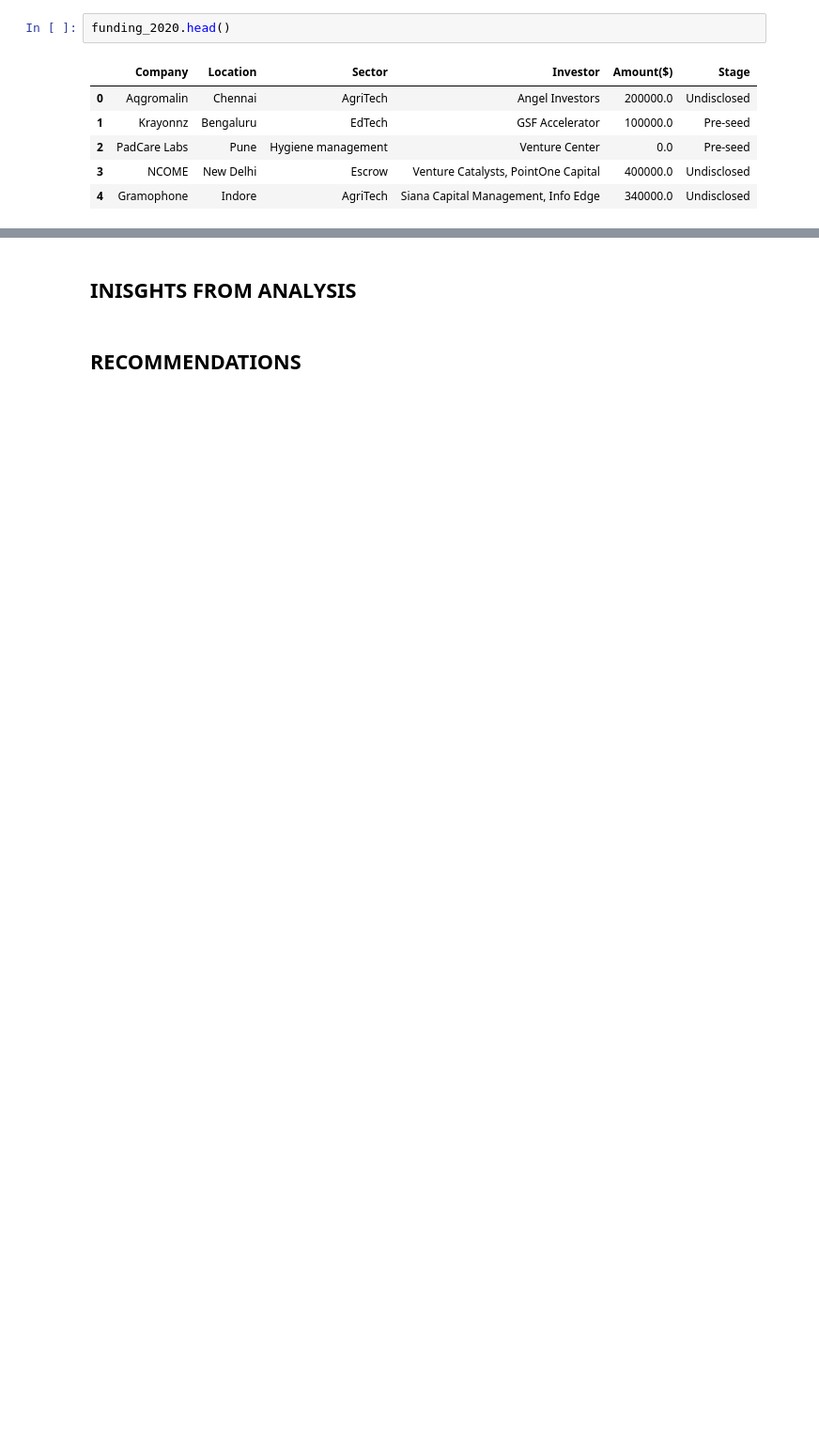
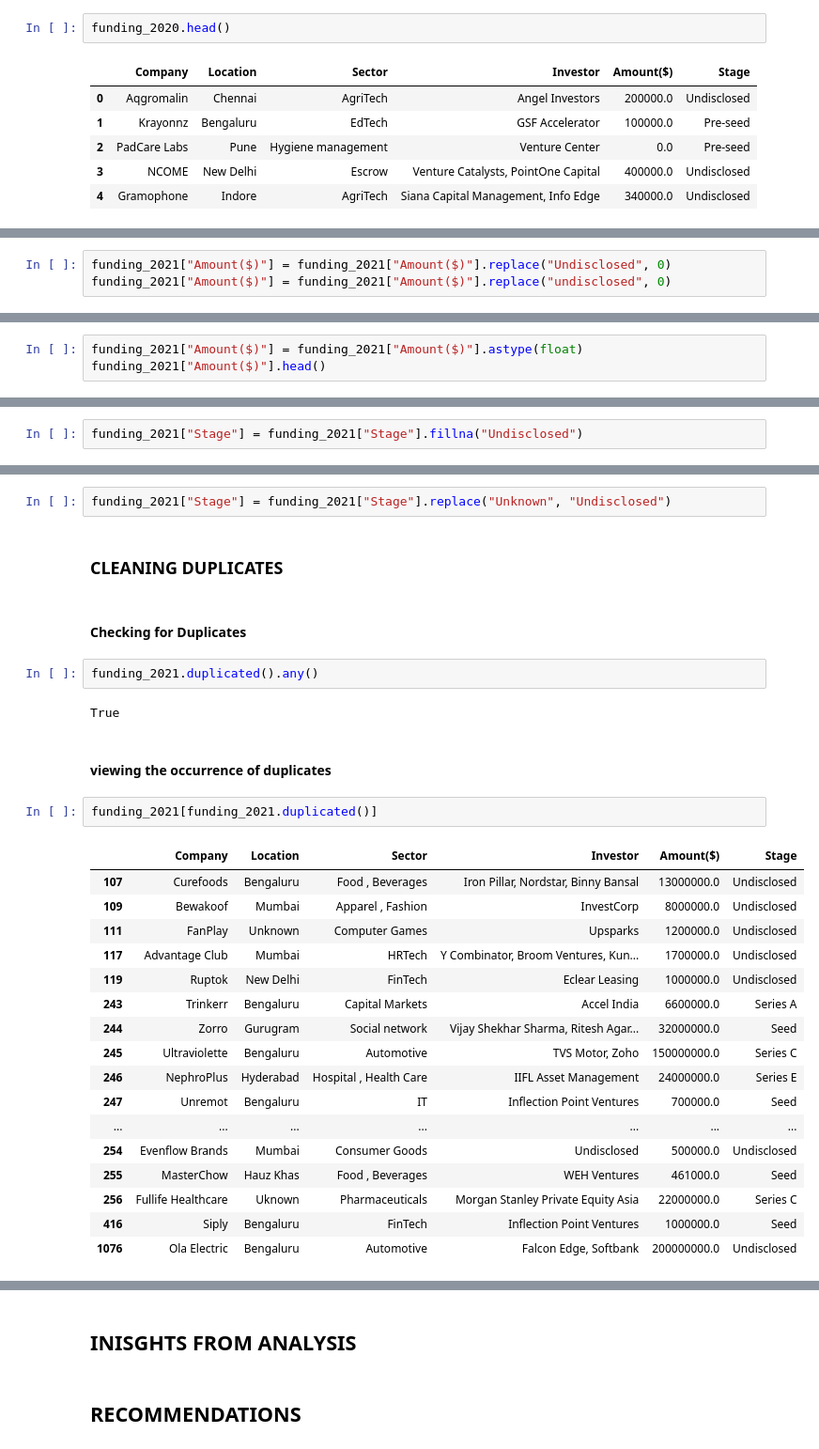
Before and after one commit to elvis-darko/Training-and-Apprenticeship-Portfolio-Projects, a Jupyter notebook: INDIAN-STARTUP-ECOSYSTEM-FUNDING/INDIAN START-UP ECOSYSTEM FUNDING - EXPLORATORY DATA ANALYSIS.ipynb, the cells around one changed output, grey strips where cells are left out. Shown at 94% size. Cells and saved outputs as stored; diff of their text form; blank space fills up the shorter version.

```diff
--- a/INDIAN-STARTUP-ECOSYSTEM-FUNDING/INDIAN START-UP ECOSYSTEM FUNDING - EXPLORATORY DATA ANALYSIS.ipynb
+++ b/INDIAN-STARTUP-ECOSYSTEM-FUNDING/INDIAN START-UP ECOSYSTEM FUNDING - EXPLORATORY DATA ANALYSIS.ipynb
@@ -1750,0 +1968,3 @@ funding_2020.head()
+# %%
+funding_2021["Amount($)"] = funding_2021["Amount($)"].replace("Undisclosed", 0)
+funding_2021["Amount($)"] = funding_2021["Amount($)"].replace("undisclosed", 0)
@@ -1750,0 +1973,3 @@ funding_2020.head()
+# %%
+funding_2021["Amount($)"] = funding_2021["Amount($)"].astype(float)
+funding_2021["Amount($)"].head()
@@ -1750,0 +1987,2 @@ funding_2020.head()
+# %%
+funding_2021["Stage"] = funding_2021["Stage"].fillna("Undisclosed")
@@ -1750,0 +1991,32 @@ funding_2020.head()
+# %%
+funding_2021["Stage"] = funding_2021["Stage"].replace("Unknown", "Undisclosed")
+# %% [markdown]
+### CLEANING DUPLICATES
+# %% [markdown]
+#### Checking for Duplicates
+# %%
+funding_2021.duplicated().any()
+# %% [output]
+True
+# %% [markdown]
+#### viewing the occurrence of duplicates
+# %%
+funding_2021[funding_2021.duplicated()]
+# %% [output]
+|  | Company | Location | Sector | Investor | Amount($) | Stage |
+| 107 | Curefoods | Bengaluru | Food , Beverages | Iron Pillar, Nordstar, Binny Bansal | 13000000.0 | Undisclosed |
+| 109 | Bewakoof | Mumbai | Apparel , Fashion | InvestCorp | 8000000.0 | Undisclosed |
+| 111 | FanPlay | Unknown | Computer Games | Upsparks | 1200000.0 | Undisclosed |
+| 117 | Advantage Club | Mumbai | HRTech | Y Combinator, Broom Ventures, Kun... | 1700000.0 | Undisclosed |
+| 119 | Ruptok | New Delhi | FinTech | Eclear Leasing | 1000000.0 | Undisclosed |
+| 243 | Trinkerr | Bengaluru | Capital Markets | Accel India | 6600000.0 | Series A |
+| 244 | Zorro | Gurugram | Social network | Vijay Shekhar Sharma, Ritesh Agar... | 32000000.0 | Seed |
+| 245 | Ultraviolette | Bengaluru | Automotive | TVS Motor, Zoho | 150000000.0 | Series C |
+| 246 | NephroPlus | Hyderabad | Hospital , Health Care | IIFL Asset Management | 24000000.0 | Series E |
+| 247 | Unremot | Bengaluru | IT | Inflection Point Ventures | 700000.0 | Seed |
+| ... | ... | ... | ... | ... | ... | ... |
+| 254 | Evenflow Brands | Mumbai | Consumer Goods | Undisclosed | 500000.0 | Undisclosed |
+| 255 | MasterChow | Hauz Khas | Food , Beverages | WEH Ventures | 461000.0 | Seed |
+| 256 | Fullife Healthcare | Uknown | Pharmaceuticals | Morgan Stanley Private Equity Asia | 22000000.0 | Series C |
+| 416 | Siply | Bengaluru | FinTech | Inflection Point Ventures | 1000000.0 | Seed |
+| 1076 | Ola Electric | Bengaluru | Automotive | Falcon Edge, Softbank | 200000000.0 | Undisclosed |
```
Also changed, not shown: parts of 76 cells of this notebook.
